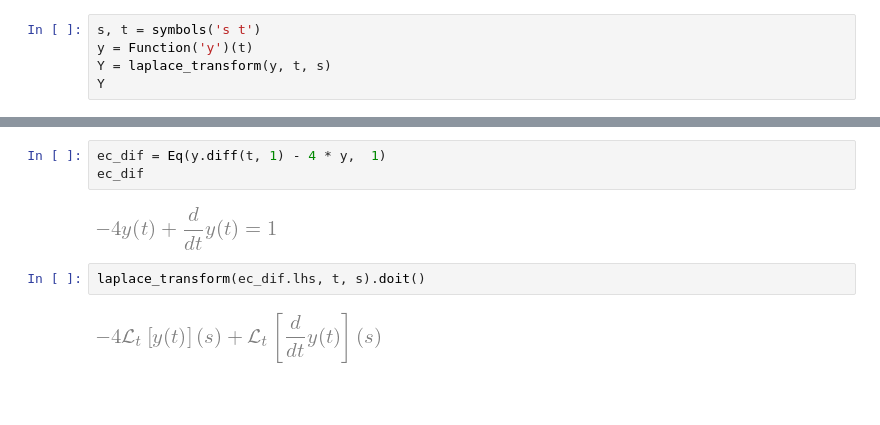
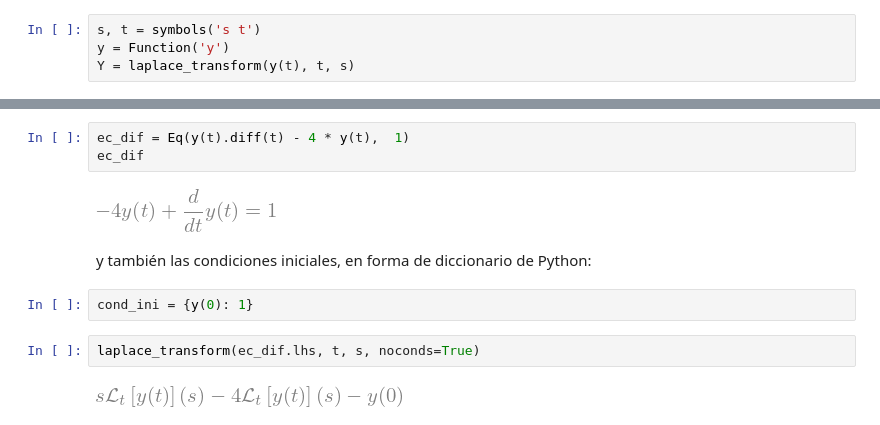
Before and after one commit to manuxch/calculo_avanzado, a Jupyter notebook: laplace/clase_05/code/practica_05.ipynb, the cells around one changed output, grey strips where cells are left out. Saved outputs shown, nothing was run; the diff lists cells and outputs as text; blank space fills up the shorter version.

```diff
--- a/laplace/clase_05/code/practica_05.ipynb
+++ b/laplace/clase_05/code/practica_05.ipynb
@@ -95,5 +128,4 @@ Obtenemos el mismo resultado anterior para $F(s)$, con la condición de converge
 # %%
 s, t = symbols('s t')
-y = Function('y')(t)
-Y = laplace_transform(y, t, s)
-Y
+y = Function('y')
+Y = laplace_transform(y(t), t, s)
@@ -102,9 +134,13 @@ Y
 # %%
-ec_dif = Eq(y.diff(t, 1) - 4 * y,  1)
+ec_dif = Eq(y(t).diff(t) - 4 * y(t),  1)
 ec_dif
 # %% [output]
 [figure]
-# %%
-laplace_transform(ec_dif.lhs, t, s).doit()
-# %% [output]
-[figure, removed]
+# %% [markdown]
+y también las condiciones iniciales, en forma de diccionario de Python:
+# %%
+cond_ini = {y(0): 1}
+# %%
+laplace_transform(ec_dif.lhs, t, s, noconds=True)
+# %% [output]
+[figure, added]
```
Also changed, not shown: parts of 53 cells of this notebook, 1 other file.
